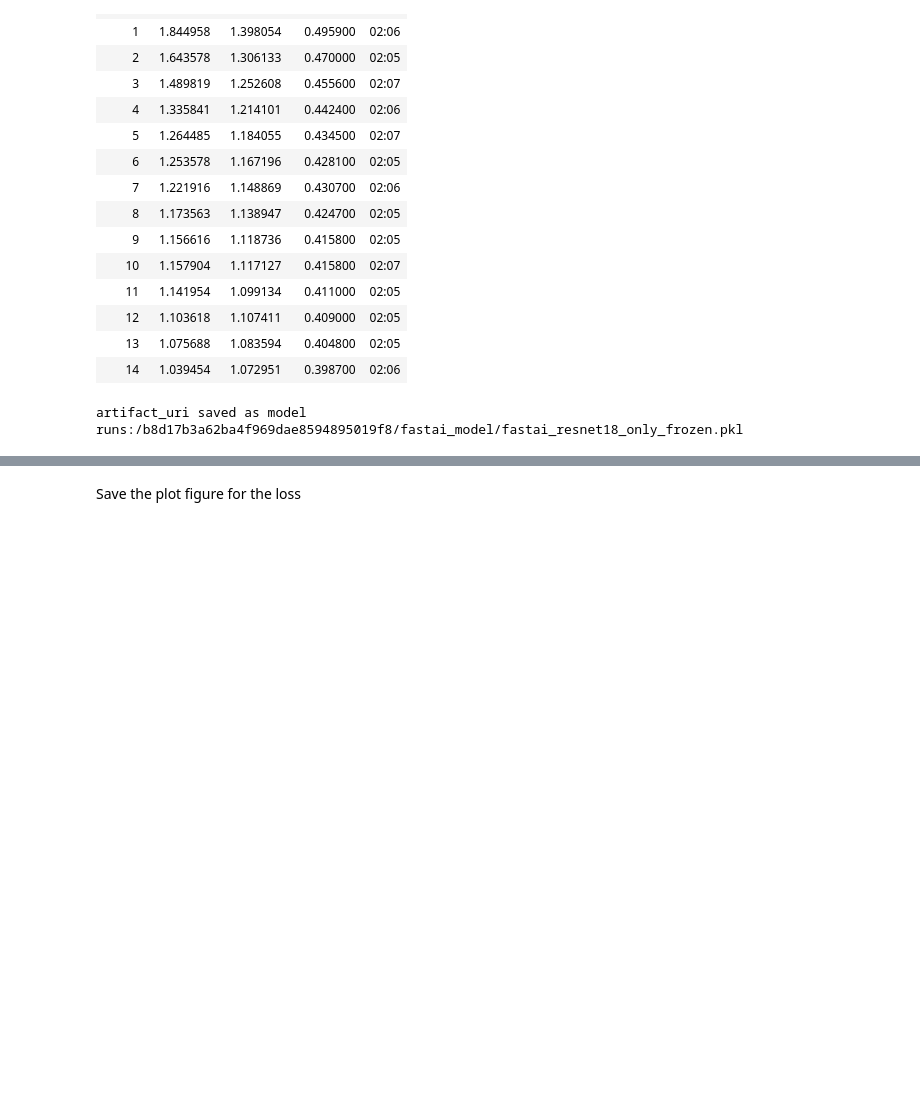
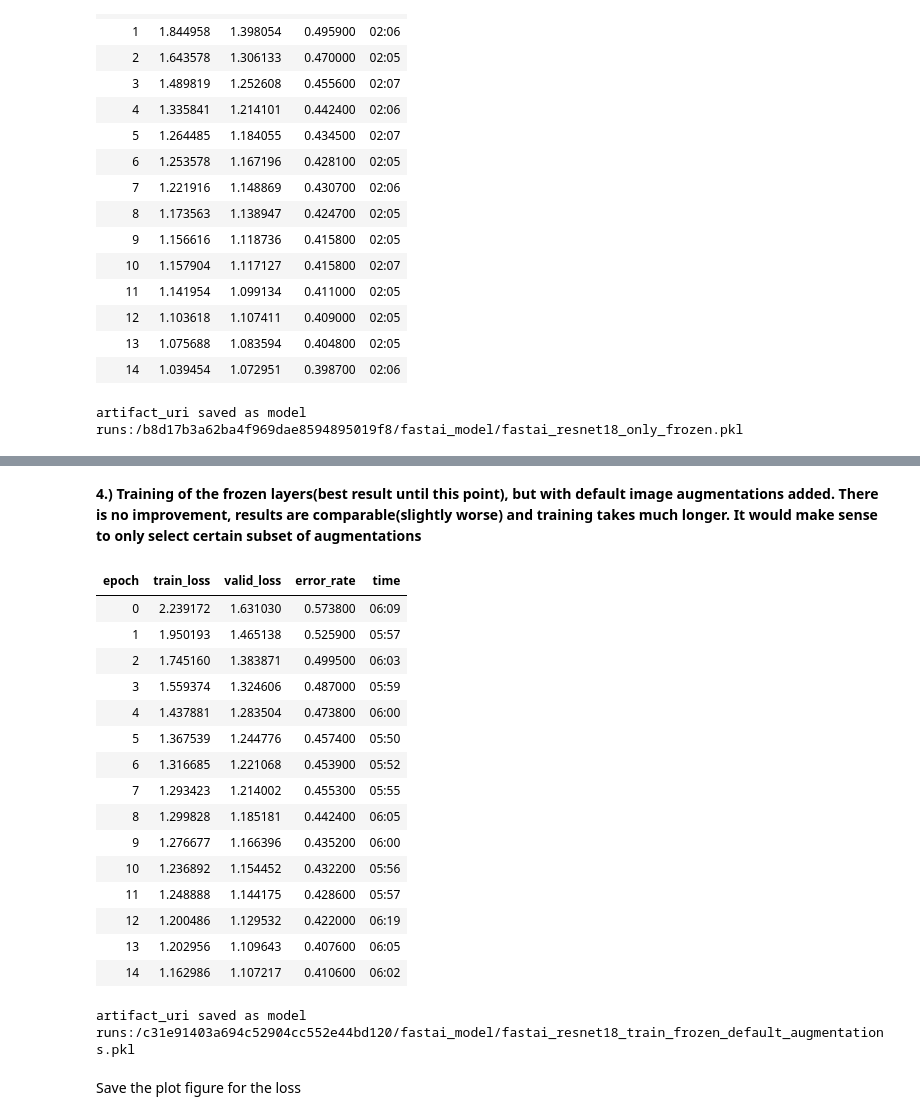
Before and after one commit to leropo00/ml_digital_art, a Jupyter notebook: notebooks/artworks_classification_train_01_baseline_pynb.ipynb, the cells around one changed output, grey strips where cells are left out. Saved outputs shown, nothing was run; the diff lists cells and outputs as text; code cells hidden in the pictures; blank space fills up the shorter version.

```diff
--- a/notebooks/artworks_classification_train_01_baseline_pynb.ipynb
+++ b/notebooks/artworks_classification_train_01_baseline_pynb.ipynb
@@ -214,3 +285,38 @@ runs:/b8d17b3a62ba4f969dae8594895019f8/fastai_model/fastai_resnet18_only_frozen.
+# %% [markdown]
+**4.) Training of the frozen layers(best result until this point), but with default image augmentations added. There is no improvement, results are comparable(slightly worse) and training takes much longer. It would make sense to only select certain subset of augmentations**
+# %%
+with mlflow.start_run(experiment_id=active_experiment_id, run_name='artworks_classification_resnet18_only_frozen_default_augmentations') as run:
+
+    log_mlflow_params(mlfclient, run, params_training_all_runs)
+
+    run_params = {"learning_rate": 0.0015, 'num_epochs': 15, 'pct_start': 0.99}
+    log_mlflow_params(mlfclient, run, run_params)
+
+    cb_mlflow = MLFlowTracking(metric_names=['valid_loss', 'train_loss', 'error_rate'], client=mlfclient, run_id=run.info.run_id)
+
+    learn.freeze()
+    learn.fit_one_cycle(run_params['num_epochs'], lr_max=slice(run_params['learning_rate']), pct_start=run_params['pct_start'], cbs=[cb_mlflow])
+
+    save_fastai_model_as_artifact(mlfclient, run.info.run_id, learn, 'fastai_resnet18_train_frozen_default_augmentations.pkl')
+# %% [output]
+| epoch | train_loss | valid_loss | error_rate | time |
+| 0 | 2.239172 | 1.631030 | 0.573800 | 06:09 |
+| 1 | 1.950193 | 1.465138 | 0.525900 | 05:57 |
+| 2 | 1.745160 | 1.383871 | 0.499500 | 06:03 |
+| 3 | 1.559374 | 1.324606 | 0.487000 | 05:59 |
+| 4 | 1.437881 | 1.283504 | 0.473800 | 06:00 |
+| 5 | 1.367539 | 1.244776 | 0.457400 | 05:50 |
+| 6 | 1.316685 | 1.221068 | 0.453900 | 05:52 |
+| 7 | 1.293423 | 1.214002 | 0.455300 | 05:55 |
+| 8 | 1.299828 | 1.185181 | 0.442400 | 06:05 |
+| 9 | 1.276677 | 1.166396 | 0.435200 | 06:00 |
+| 10 | 1.236892 | 1.154452 | 0.432200 | 05:56 |
+| 11 | 1.248888 | 1.144175 | 0.428600 | 05:57 |
+| 12 | 1.200486 | 1.129532 | 0.422000 | 06:19 |
+| 13 | 1.202956 | 1.109643 | 0.407600 | 06:05 |
+| 14 | 1.162986 | 1.107217 | 0.410600 | 06:02 |
+artifact_uri saved as model
+runs:/c31e91403a694c52904cc552e44bd120/fastai_model/fastai_resnet18_train_frozen_default_augmentations.pkl
 # %% [markdown]
 Save the plot figure for the loss
 # %%
```
Also changed, not shown: parts of 34 cells of this notebook.
